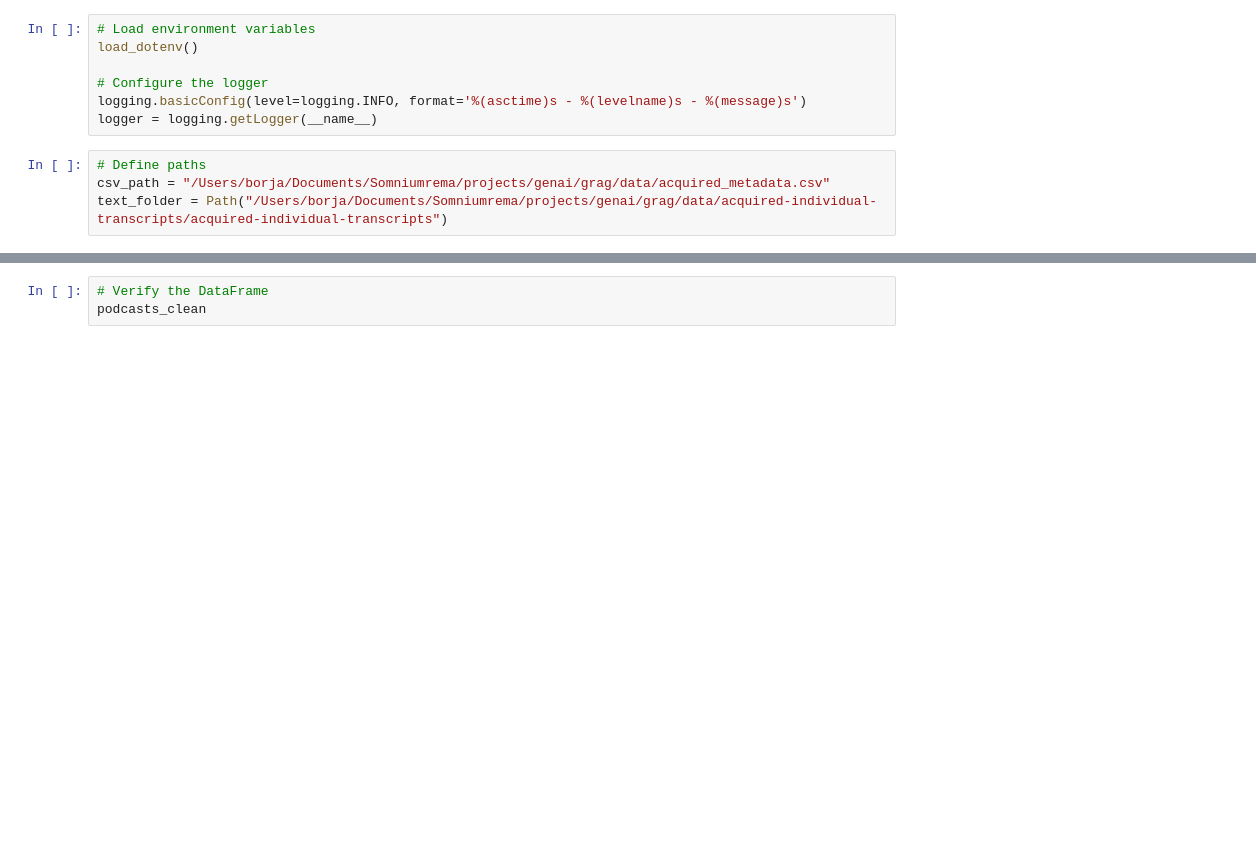
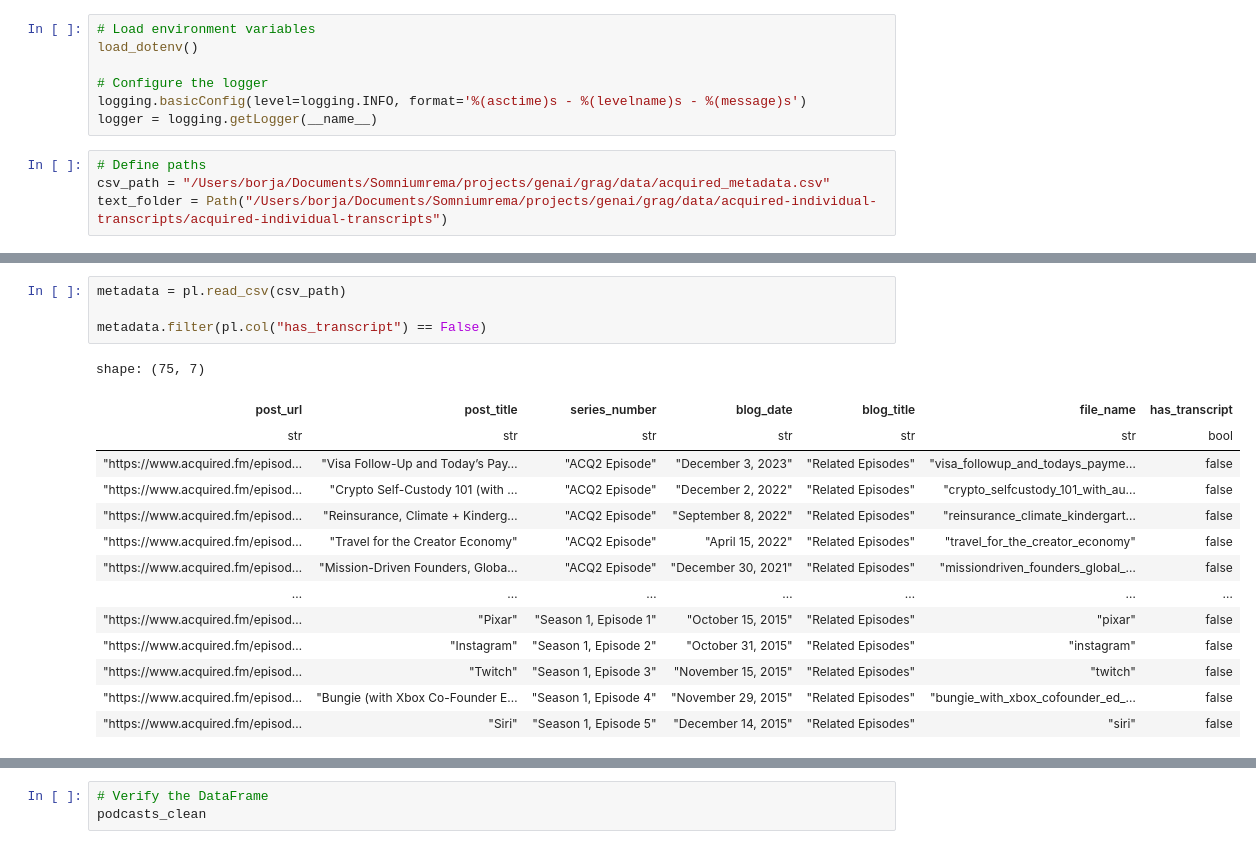
Before and after one commit to borjaregueral/GraphRag, a Jupyter notebook: notebooks/01_ingestion_preprocessing.ipynb, the cells around one changed output, grey strips where cells are left out. Drawn from its saved outputs; the diff is of its cells as text; blank space fills up the shorter version.

```diff
--- a/notebooks/01_ingestion_preprocessing.ipynb
+++ b/notebooks/01_ingestion_preprocessing.ipynb
@@ -25,0 +61,19 @@ text_folder = Path("/Users/borja/Documents/Somniumrema/projects/genai/grag/data/
+# %%
+metadata = pl.read_csv(csv_path)
+
+metadata.filter(pl.col("has_transcript") == False)
+# %% [output]
+shape: (75, 7)
+| post_url | post_title | series_number | blog_date | blog_title | file_name | has_transcript |
+| str | str | str | str | str | str | bool |
+| "https://www.acquired.fm/episod… | "Visa Follow-Up and Today’s Pay… | "ACQ2 Episode" | "December 3, 2023" | "Related Episodes" | "visa_followup_and_todays_payme… | false |
+| "https://www.acquired.fm/episod… | "Crypto Self-Custody 101 (with … | "ACQ2 Episode" | "December 2, 2022" | "Related Episodes" | "crypto_selfcustody_101_with_au… | false |
+| "https://www.acquired.fm/episod… | "Reinsurance, Climate + Kinderg… | "ACQ2 Episode" | "September 8, 2022" | "Related Episodes" | "reinsurance_climate_kindergart… | false |
+| "https://www.acquired.fm/episod… | "Travel for the Creator Economy" | "ACQ2 Episode" | "April 15, 2022" | "Related Episodes" | "travel_for_the_creator_economy" | false |
+| "https://www.acquired.fm/episod… | "Mission-Driven Founders, Globa… | "ACQ2 Episode" | "December 30, 2021" | "Related Episodes" | "missiondriven_founders_global_… | false |
+| … | … | … | … | … | … | … |
+| "https://www.acquired.fm/episod… | "Pixar" | "Season 1, Episode 1" | "October 15, 2015" | "Related Episodes" | "pixar" | false |
+| "https://www.acquired.fm/episod… | "Instagram" | "Season 1, Episode 2" | "October 31, 2015" | "Related Episodes" | "instagram" | false |
+| "https://www.acquired.fm/episod… | "Twitch" | "Season 1, Episode 3" | "November 15, 2015" | "Related Episodes" | "twitch" | false |
+| "https://www.acquired.fm/episod… | "Bungie (with Xbox Co-Founder E… | "Season 1, Episode 4" | "November 29, 2015" | "Related Episodes" | "bungie_with_xbox_cofounder_ed_… | false |
+| "https://www.acquired.fm/episod… | "Siri" | "Season 1, Episode 5" | "December 14, 2015" | "Related Episodes" | "siri" | false |
```
Also changed, not shown: parts of 20 cells of this notebook, 6 other files.
